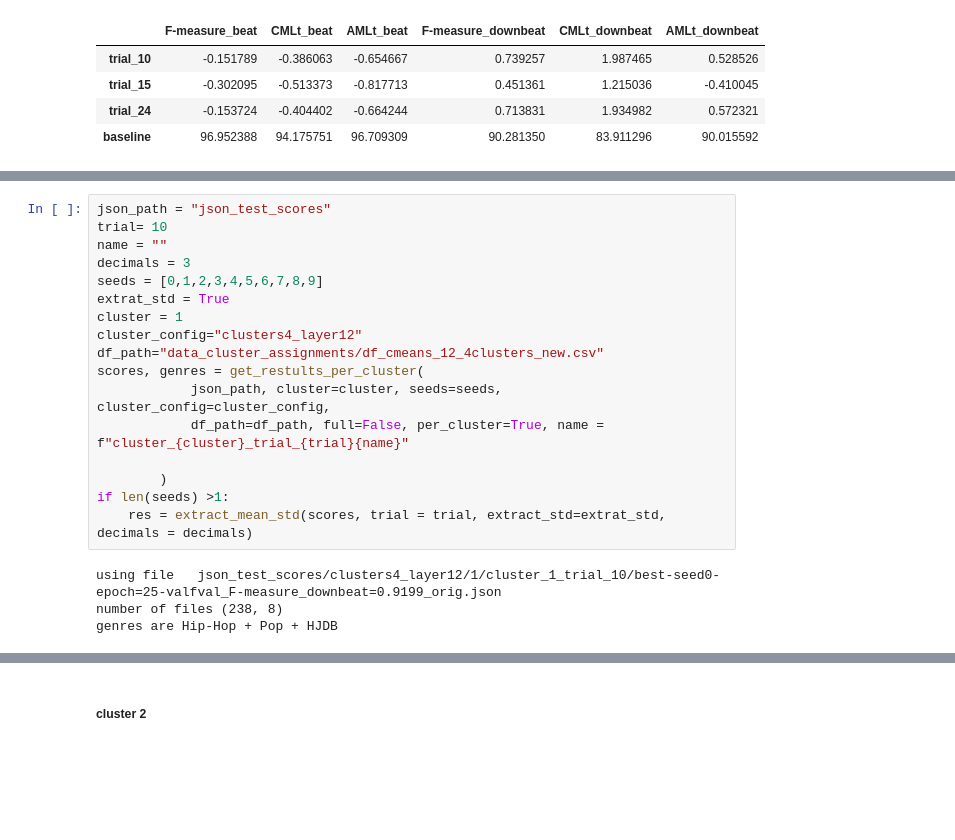
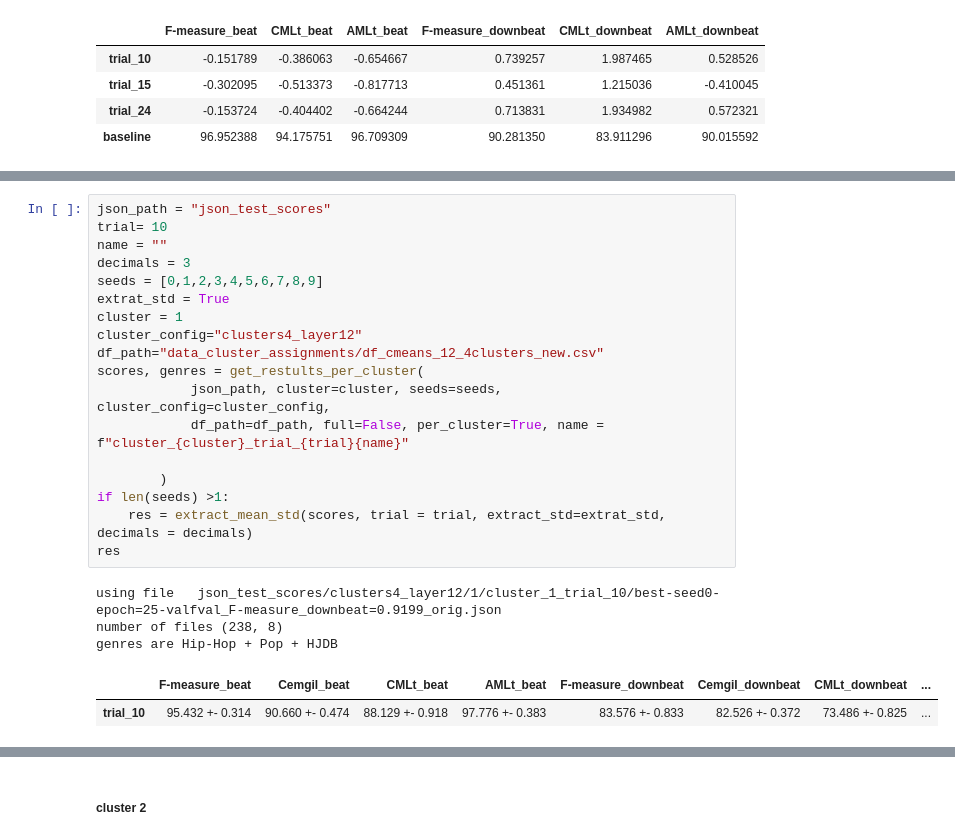
Before and after one commit to PulyaPolya/beat_this, a Jupyter notebook: results_evaluation.ipynb, the cells around one changed output, grey strips where cells are left out. Saved outputs shown, nothing was run; the diff lists cells and outputs as text; blank space fills up the shorter version.

```diff
--- a/results_evaluation.ipynb
+++ b/results_evaluation.ipynb
@@ -2732,21 +2775,24 @@ number of files (238, 8)
 # %%
 json_path = "json_test_scores"
 trial= 10
 name = ""
 decimals = 3
 seeds = [0,1,2,3,4,5,6,7,8,9]
 extrat_std = True
 cluster = 1
 cluster_config="clusters4_layer12"
 df_path="data_cluster_assignments/df_cmeans_12_4clusters_new.csv"
 scores, genres = get_restults_per_cluster(
             json_path, cluster=cluster, seeds=seeds, cluster_config=cluster_config,
             df_path=df_path, full=False, per_cluster=True, name = f"cluster_{cluster}_trial_{trial}{name}"
 
         )
 if len(seeds) >1:
     res = extract_mean_std(scores, trial = trial, extract_std=extrat_std, decimals = decimals)
+res
 # %% [output]
 using file   json_test_scores/clusters4_layer12/1/cluster_1_trial_10/best-seed0-epoch=25-valfval_F-measure_downbeat=0.9199_orig.json
 number of files (238, 8)
 genres are Hip-Hop + Pop + HJDB
+|  | F-measure_beat | Cemgil_beat | CMLt_beat | AMLt_beat | F-measure_downbeat | Cemgil_downbeat | CMLt_downbeat | ... |
+| trial_10 | 95.432 +- 0.314 | 90.660 +- 0.474 | 88.129 +- 0.918 | 97.776 +- 0.383 | 83.576 +- 0.833 | 82.526 +- 0.372 | 73.486 +- 0.825 | ... |
```
Also changed, not shown: parts of 12 cells of this notebook.
